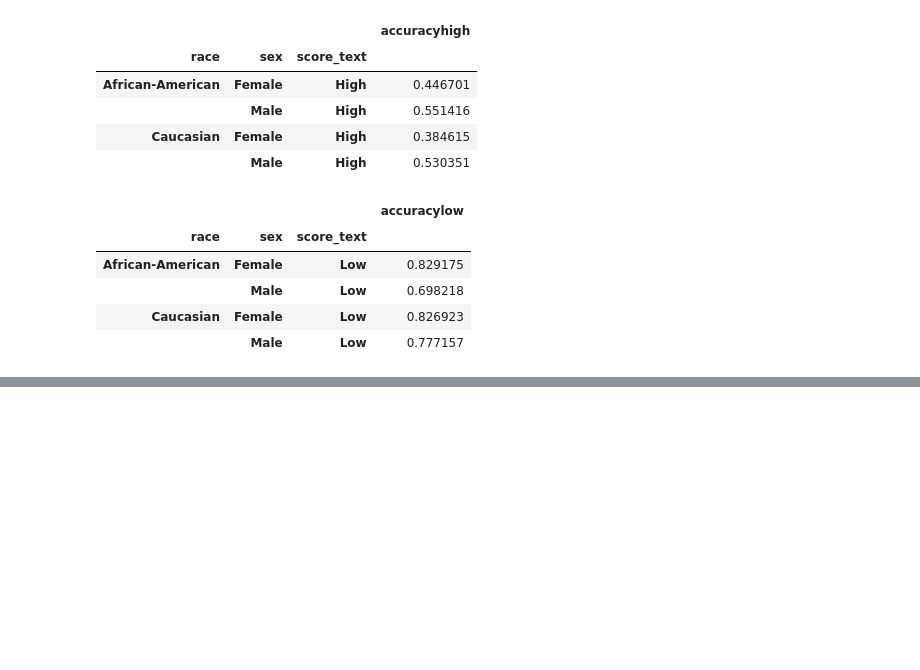
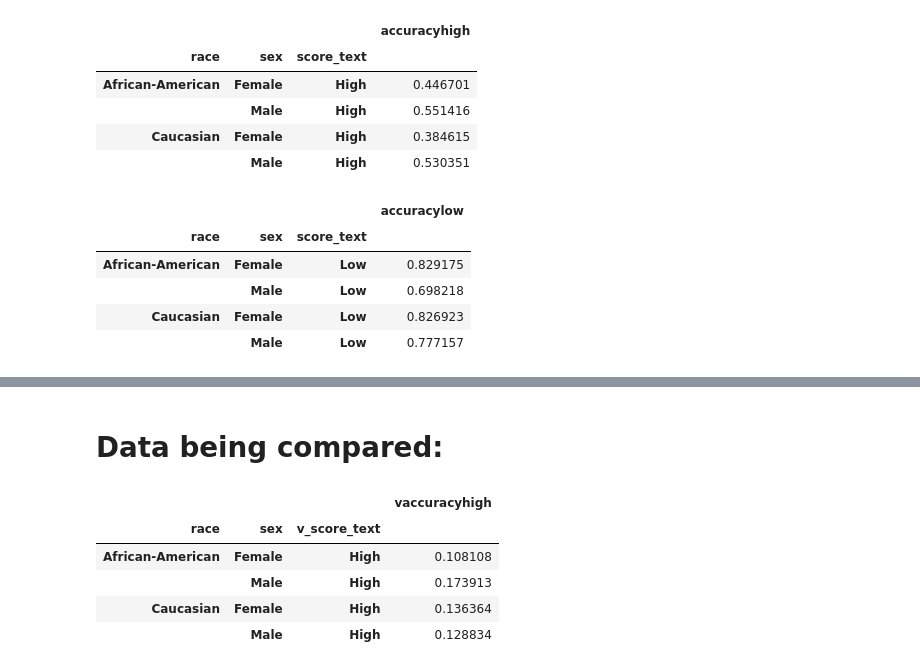
Before and after one commit to CyrusRR/iXDSCourseProject1, a Jupyter notebook: compas-analysis-master/COMPAS Hypothesis.ipynb, the cells around one changed output, grey strips where cells are left out. Saved outputs shown, nothing was run; the diff lists cells and outputs as text; code cells hidden in the pictures; blank space fills up the shorter version.

Commit message:
Update with violent recidivism

```diff
--- a/compas-analysis-master/COMPAS Hypothesis.ipynb
+++ b/compas-analysis-master/COMPAS Hypothesis.ipynb
@@ -299,0 +399,12 @@ lowvisual
+# %% [markdown]
+# Data being compared:
+# %%
+Violenthighvisual = vhighriskrace.groupby(["race", "sex", "v_score_text"])[["vaccuracyhigh"]].mean()
+Violenthighvisual
+# %% [output]
+|  |  |  | vaccuracyhigh |
+| race | sex | v_score_text |  |
+| African-American | Female | High | 0.108108 |
+|  | Male | High | 0.173913 |
+| Caucasian | Female | High | 0.136364 |
+|  | Male | High | 0.128834 |
```
Also changed, not shown: parts of 7 cells of this notebook.
